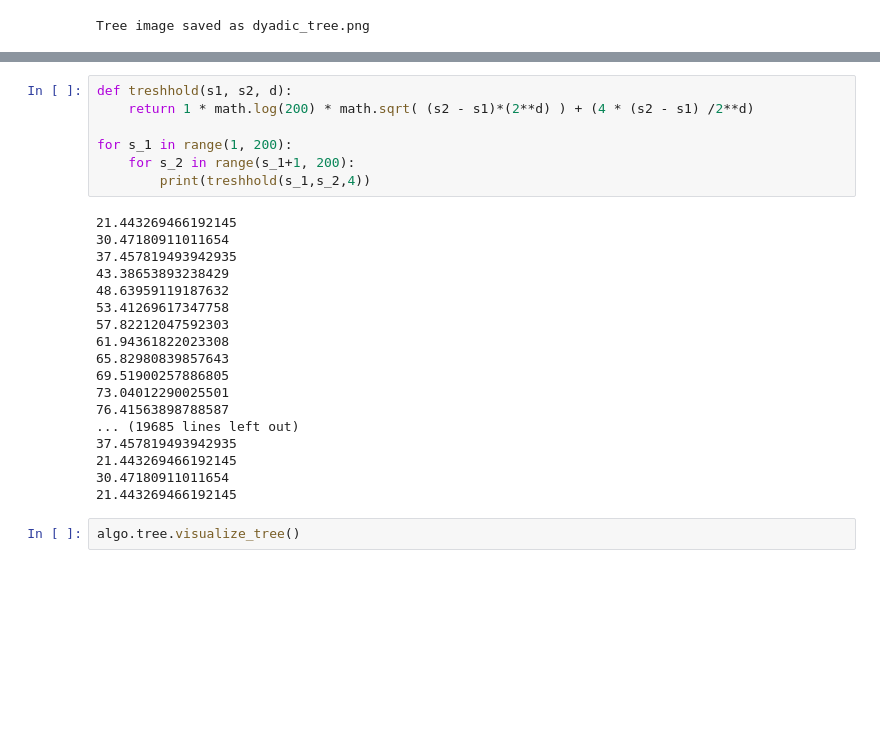
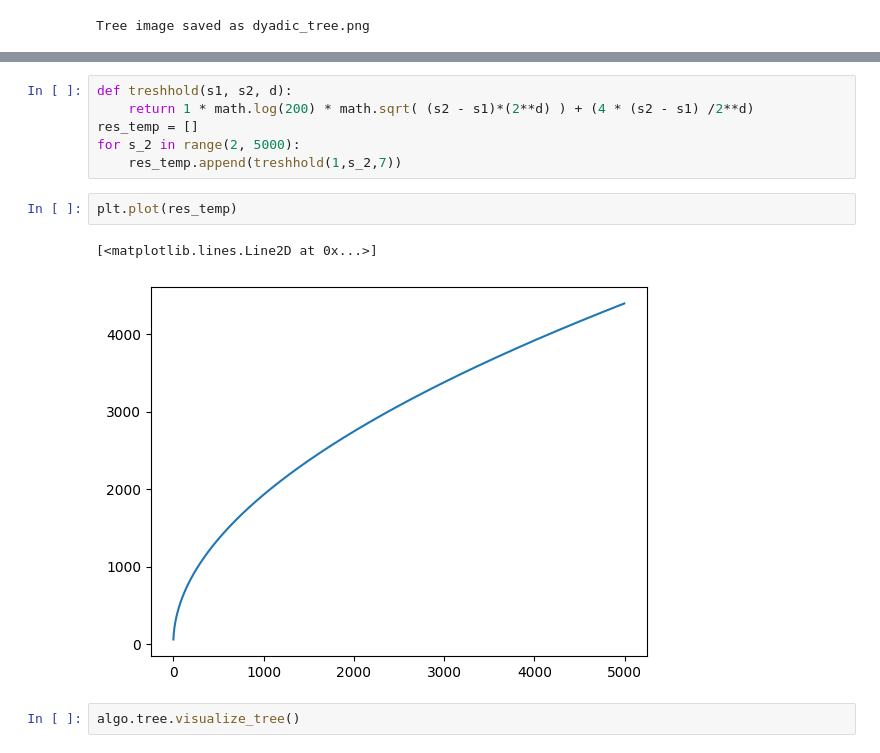
Before and after one commit to nguyenicolas/NS_Lipschitz_Bandits, a Jupyter notebook: main.ipynb, the cells around one changed output, grey strips where cells are left out. Cells and saved outputs as stored; diff of their text form; blank space fills up the shorter version.

```diff
--- a/main.ipynb
+++ b/main.ipynb
@@ -478,28 +553,14 @@ array([  0.    ,   0.    ,   0.    ,   7.068 ,   7.068 ,   7.068 ,
 # %%
 def treshhold(s1, s2, d):
     return 1 * math.log(200) * math.sqrt( (s2 - s1)*(2**d) ) + (4 * (s2 - s1) /2**d)
-
-for s_1 in range(1, 200):
-    for s_2 in range(s_1+1, 200):
-        print(treshhold(s_1,s_2,4))
+res_temp = []
+for s_2 in range(2, 5000):
+    res_temp.append(treshhold(1,s_2,7))
-# %% [output]
-21.443269466192145
-30.47180911011654
-37.457819493942935
-43.38653893238429
-48.63959119187632
-53.41269617347758
-57.82212047592303
-61.94361822023308
-65.82980839857643
-69.51900257886805
-73.04012290025501
-76.41563898788587
-... (19685 lines left out)
-37.457819493942935
-21.443269466192145
-30.47180911011654
-21.443269466192145
+# %%
+plt.plot(res_temp)
+# %% [output]
+[<matplotlib.lines.Line2D at 0x...>]
+[figure, added]
 # %%
 algo.tree.visualize_tree()
 # %% [output]
```
Also changed, not shown: parts of 17 cells of this notebook, 1 other file.
